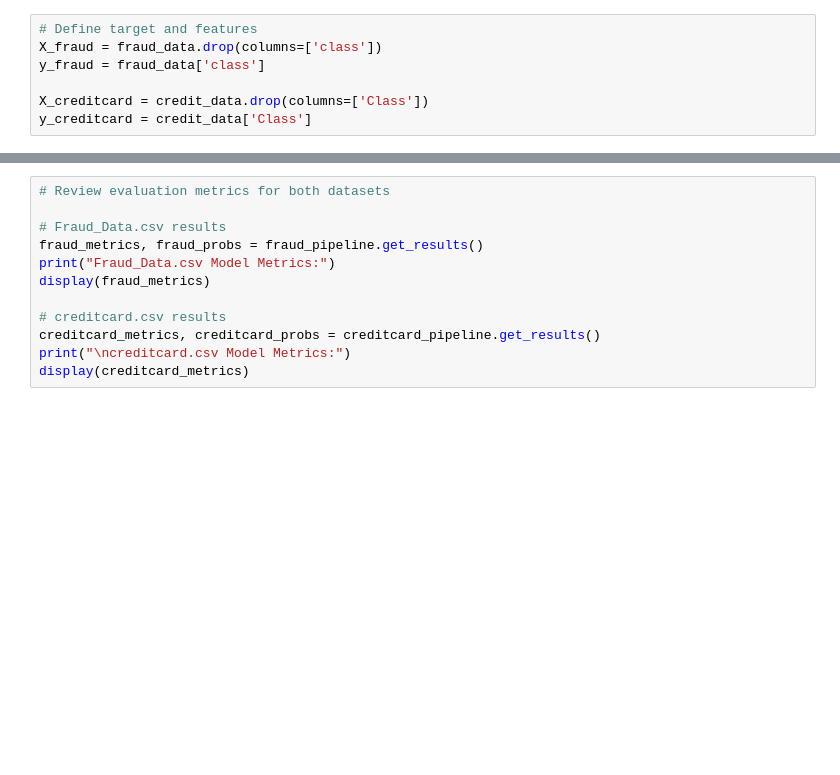
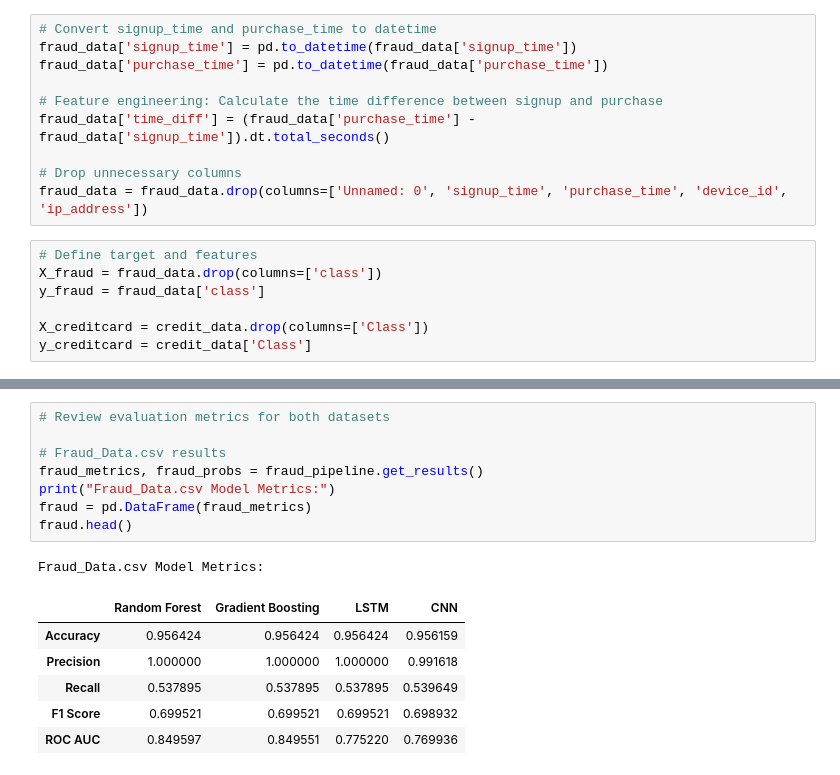
Before and after one commit to Seife1/fraud_detection_project, a Jupyter notebook: notebooks/3_Model_Training.ipynb, the cells around one changed output, grey strips where cells are left out. Cells and saved outputs as stored; diff of their text form; blank space fills up the shorter version.

Commit message:
updated notebooks model trained

```diff
--- a/notebooks/3_Model_Training.ipynb
+++ b/notebooks/3_Model_Training.ipynb
@@ -39,3 +96,13 @@ display(credit_data.head())
+# %%
+# Convert signup_time and purchase_time to datetime
+fraud_data['signup_time'] = pd.to_datetime(fraud_data['signup_time'])
+fraud_data['purchase_time'] = pd.to_datetime(fraud_data['purchase_time'])
+
+# Feature engineering: Calculate the time difference between signup and purchase
+fraud_data['time_diff'] = (fraud_data['purchase_time'] - fraud_data['signup_time']).dt.total_seconds()
+
+# Drop unnecessary columns
+fraud_data = fraud_data.drop(columns=['Unnamed: 0', 'signup_time', 'purchase_time', 'device_id', 'ip_address'])
 # %%
 # Define target and features
 X_fraud = fraud_data.drop(columns=['class'])
@@ -73,12 +198,16 @@ creditcard_pipeline.save_best_models(best_creditcard_model, best_creditcard_mode
 # %%
 # Review evaluation metrics for both datasets
 
 # Fraud_Data.csv results
 fraud_metrics, fraud_probs = fraud_pipeline.get_results()
 print("Fraud_Data.csv Model Metrics:")
-display(fraud_metrics)
-
-# creditcard.csv results
-creditcard_metrics, creditcard_probs = creditcard_pipeline.get_results()
-print("\ncreditcard.csv Model Metrics:")
-display(creditcard_metrics)
+fraud = pd.DataFrame(fraud_metrics)
+fraud.head()
+# %% [output]
+Fraud_Data.csv Model Metrics:
+|  | Random Forest | Gradient Boosting | LSTM | CNN |
+| Accuracy | 0.956424 | 0.956424 | 0.956424 | 0.956159 |
+| Precision | 1.000000 | 1.000000 | 1.000000 | 0.991618 |
+| Recall | 0.537895 | 0.537895 | 0.537895 | 0.539649 |
+| F1 Score | 0.699521 | 0.699521 | 0.699521 | 0.698932 |
+| ROC AUC | 0.849597 | 0.849551 | 0.775220 | 0.769936 |
```
Also changed, not shown: parts of 13 cells of this notebook, 3 other files.
